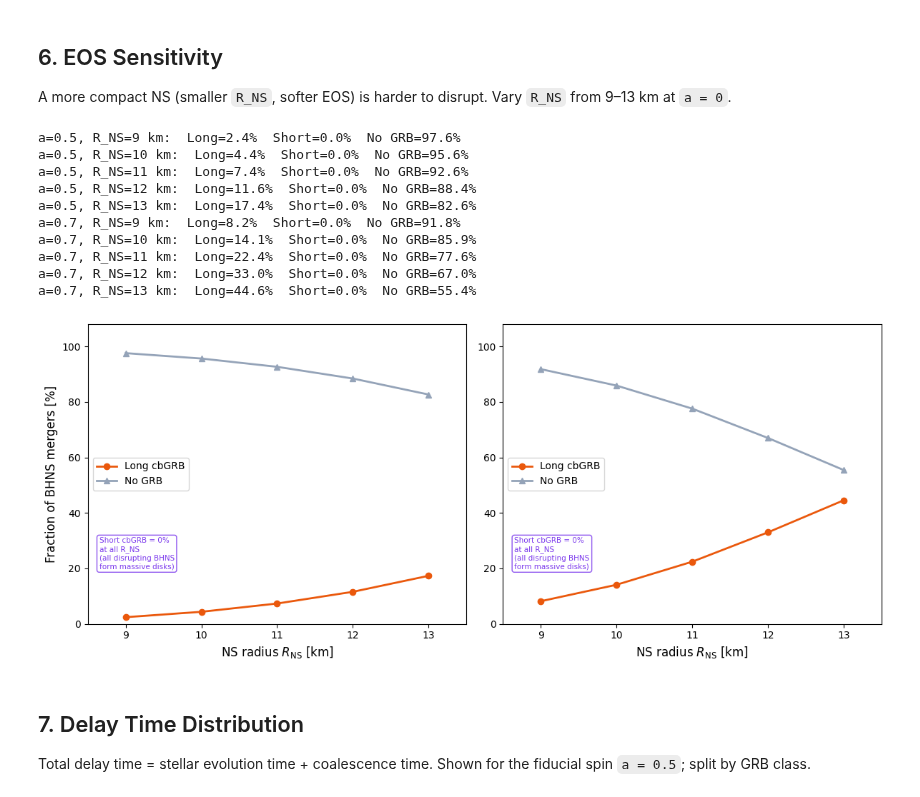
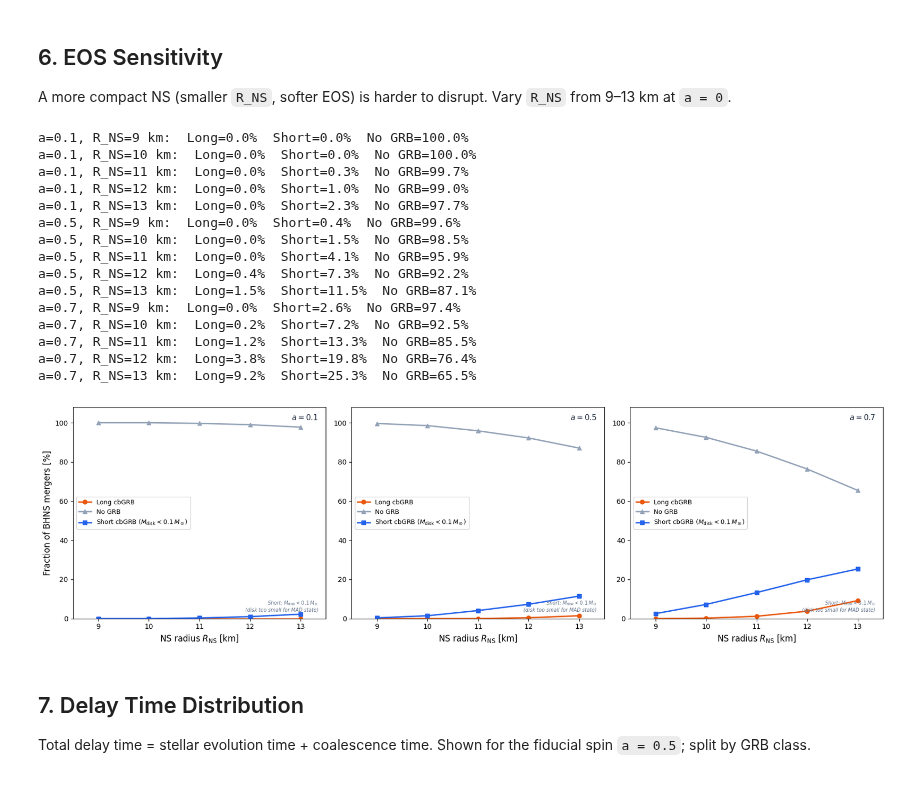
Before and after one commit to jorodgrz/GRBproject, a Jupyter notebook: GRB_BHNS.ipynb, the cells around one changed output. Drawn from its saved outputs; the diff is of its cells as text; code cells hidden in the pictures.

```diff
--- a/GRB_BHNS.ipynb
+++ b/GRB_BHNS.ipynb
@@ -105,8 +134,8 @@ w   = weights[mask_merging]
 results = {}  # keyed by BH spin value
 for a in [0.0, 0.5, 0.7]:
     M_disk    = foucart_disk_mass(BH, NS, a_BH=a)
-    no_grb    = (M_disk == 0)
-    short_grb = (M_disk > 0)  & (M_disk < 0.1)
+    no_grb    = (M_disk < 0.01)
+    short_grb = (M_disk >= 0.01) & (M_disk < 0.1)
     long_grb  = (M_disk >= 0.1)
     results[a] = (no_grb, short_grb, long_grb, M_disk)
     print(f"a={a}: No GRB={no_grb.sum():,} ({100*no_grb.mean():.1f}%)  "
@@ -278,9 +310,9 @@ for a_spin in [0.1, 0.5, 0.7]:
     frac_long, frac_short, frac_nogrb = [], [], []
     for R in R_NS_range:
         M_disk    = foucart_disk_mass(BH, NS, a_BH=a_spin, R_NS_km=R)
-        no_grb    = (M_disk == 0)
+        no_grb    = (M_disk < 0.01)
         long_grb  = (M_disk >= 0.1)
-        short_grb = (M_disk > 0) & (M_disk < 0.1)  # 'Short': disk too small for MAD
+        short_grb = (M_disk >= 0.01) & (M_disk < 0.1)
         frac_long.append(100 * long_grb.mean())
         frac_short.append(100 * short_grb.mean())
         frac_nogrb.append(100 * no_grb.mean())
@@ -306,44 +338,49 @@ for ax, a_spin in zip(axes, [0.1, 0.5, 0.7]):
         ax.text(0.03, 0.20,
                 'Short cbGRB = 0%\nat all $R_\\mathrm{NS}$\n'
                 '(all disrupted disks\nhave $M_\\mathrm{disk} \\geq 0.1\\,M_\\odot$)',
                 transform=ax.transAxes, fontsize=7.5, color='#7C3AED',
                 ha='left', va='bottom',
                 bbox=dict(boxstyle='round,pad=0.3', facecolor='white',
                           edgecolor='#7C3AED', alpha=0.85))
 
     ax.set_xlim(8.5, 13.5)
     ax.set_xlabel(r'NS radius $R_\mathrm{NS}$ [km]', fontsize=12)
     ax.set_ylim(0, 108)
     ax.set_xticks(R_NS_range)
     ax.text(0.97, 0.97, f'$a = {a_spin}$', transform=ax.transAxes,
             fontsize=11, fontweight='bold', color='#1E293B',
             ha='right', va='top')
     # Short cbGRB threshold note in each panel
     ax.text(0.97, 0.03,
             r'Short: $M_\mathrm{disk} < 0.1\,M_\odot$' + '\n'
             r'(disk too small for MAD state)',
             transform=ax.transAxes, fontsize=7, color='#64748B',
             ha='right', va='bottom', style='italic')
     ax.legend(fontsize=9, loc='center left')
 
 axes[0].set_ylabel('Fraction of BHNS mergers [%]', fontsize=12)
 
 plt.tight_layout()
 plt.savefig('/Users/josephrodriguez/research visualization/plots/bhns_eos_sensitivity.png',
             dpi=150, bbox_inches='tight')
 plt.show()
 # %% [output]
-a=0.5, R_NS=9 km:  Long=2.4%  Short=0.0%  No GRB=97.6%
-a=0.5, R_NS=10 km:  Long=4.4%  Short=0.0%  No GRB=95.6%
-a=0.5, R_NS=11 km:  Long=7.4%  Short=0.0%  No GRB=92.6%
-a=0.5, R_NS=12 km:  Long=11.6%  Short=0.0%  No GRB=88.4%
-a=0.5, R_NS=13 km:  Long=17.4%  Short=0.0%  No GRB=82.6%
-a=0.7, R_NS=9 km:  Long=8.2%  Short=0.0%  No GRB=91.8%
-a=0.7, R_NS=10 km:  Long=14.1%  Short=0.0%  No GRB=85.9%
-a=0.7, R_NS=11 km:  Long=22.4%  Short=0.0%  No GRB=77.6%
-a=0.7, R_NS=12 km:  Long=33.0%  Short=0.0%  No GRB=67.0%
-a=0.7, R_NS=13 km:  Long=44.6%  Short=0.0%  No GRB=55.4%
+a=0.1, R_NS=9 km:  Long=0.0%  Short=0.0%  No GRB=100.0%
+a=0.1, R_NS=10 km:  Long=0.0%  Short=0.0%  No GRB=100.0%
+a=0.1, R_NS=11 km:  Long=0.0%  Short=0.3%  No GRB=99.7%
+a=0.1, R_NS=12 km:  Long=0.0%  Short=1.0%  No GRB=99.0%
+a=0.1, R_NS=13 km:  Long=0.0%  Short=2.3%  No GRB=97.7%
+a=0.5, R_NS=9 km:  Long=0.0%  Short=0.4%  No GRB=99.6%
+a=0.5, R_NS=10 km:  Long=0.0%  Short=1.5%  No GRB=98.5%
+a=0.5, R_NS=11 km:  Long=0.0%  Short=4.1%  No GRB=95.9%
+a=0.5, R_NS=12 km:  Long=0.4%  Short=7.3%  No GRB=92.2%
+a=0.5, R_NS=13 km:  Long=1.5%  Short=11.5%  No GRB=87.1%
+a=0.7, R_NS=9 km:  Long=0.0%  Short=2.6%  No GRB=97.4%
+a=0.7, R_NS=10 km:  Long=0.2%  Short=7.2%  No GRB=92.5%
+a=0.7, R_NS=11 km:  Long=1.2%  Short=13.3%  No GRB=85.5%
+a=0.7, R_NS=12 km:  Long=3.8%  Short=19.8%  No GRB=76.4%
+a=0.7, R_NS=13 km:  Long=9.2%  Short=25.3%  No GRB=65.5%
-[figure, old version]
+[figure, new version]
 # %% [markdown]
 ## 7. Delay Time Distribution
 
```
Also changed, not shown: parts of 11 cells of this notebook, 35 other files.
